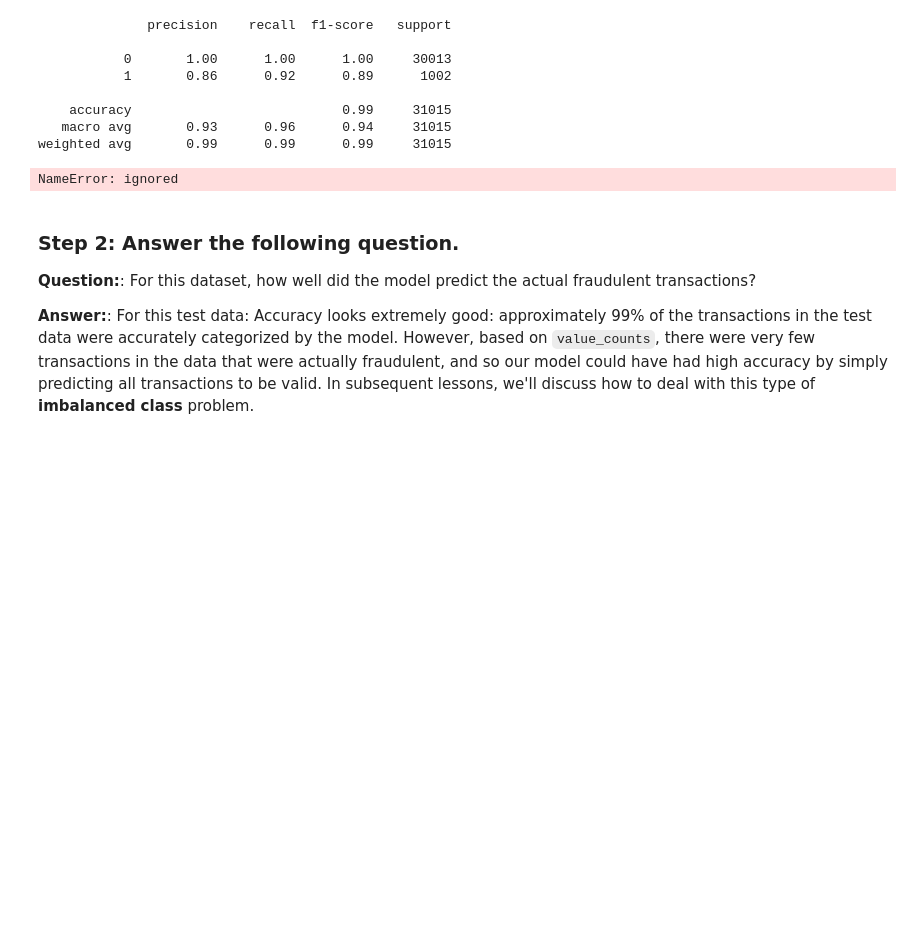
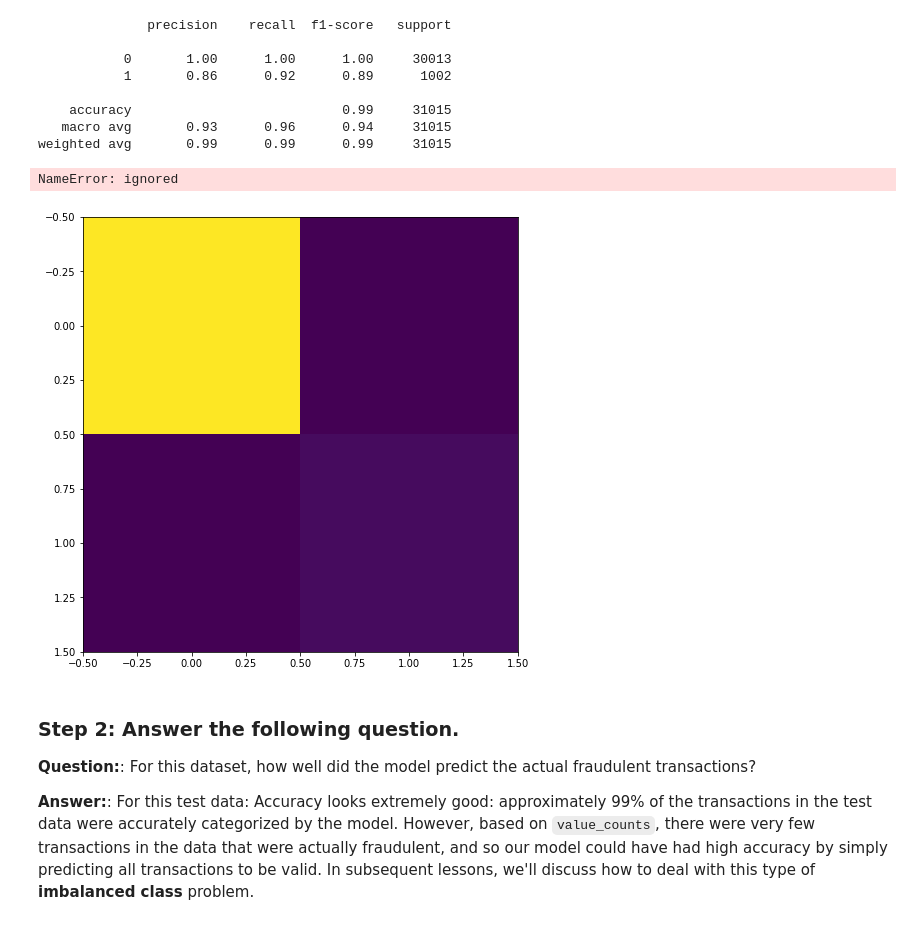
Before and after one commit to gkupolati/Module_12_Challenge, a Jupyter notebook: Module_12_Challenge_credit_risk_resampling.ipynb, the cells around one changed output. Cells and saved outputs as stored; diff of their text form; code cells hidden in the pictures; blank space fills up the shorter version.

```diff
--- a/Module_12_Challenge_credit_risk_resampling.ipynb
+++ b/Module_12_Challenge_credit_risk_resampling.ipynb
@@ -262,22 +262,35 @@ print(testing_report)
    macro avg       0.93      0.96      0.94     31015
 weighted avg       0.99      0.99      0.99     31015
 # %%
-cm = confusion_matrix(y_test, y_pred)
+import matplotlib.pyplot as plt
+import numpy as np
+from sklearn.datasets import load_digits
+from sklearn.linear_model import LogisticRegression
+from sklearn.metrics import classification_report, confusion_matrix
+from sklearn.model_selection import train_test_split
+from sklearn.preprocessing import StandardScaler
+import seaborn as sns
+import sys
+import matplotlib
+matplotlib.use('Agg')
+
+cm = confusion_matrix(y_test,testing_predictions)
 
 fig, ax = plt.subplots(figsize=(8, 8))
 ax.imshow(cm)
 ax.grid(False)
-ax.set_xlabel('Predicted outputs', fontsize=font_size, color='black')
+ax.set_xlabel('Predicted outputs',fontsize=font_size, color='black')
 ax.set_ylabel('Actual outputs', fontsize=font_size, color='black')
 ax.xaxis.set(ticks=range(10))
 ax.yaxis.set(ticks=range(10))
 ax.set_ylim(9.5, -0.5)
 for i in range(10):
     for j in range(10):
         ax.text(j, i, cm[i, j], ha='center', va='center', color='white')
 plt.show()
 # %% [output]
 NameError: ignored
+[figure, added]
 # %% [markdown]
 ### Step 2: Answer the following question.
 
```
Also changed, not shown: parts of 2 cells of this notebook.
